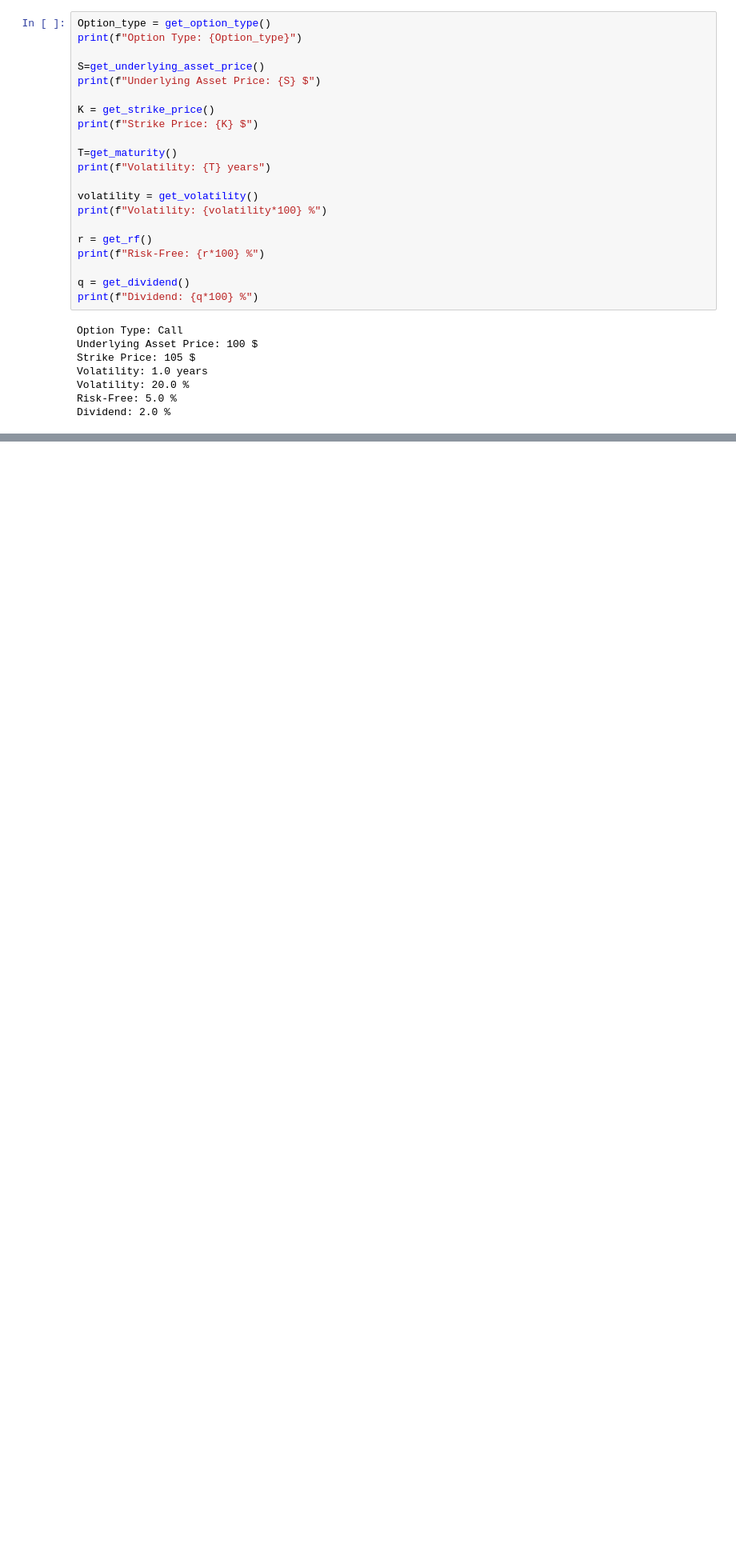
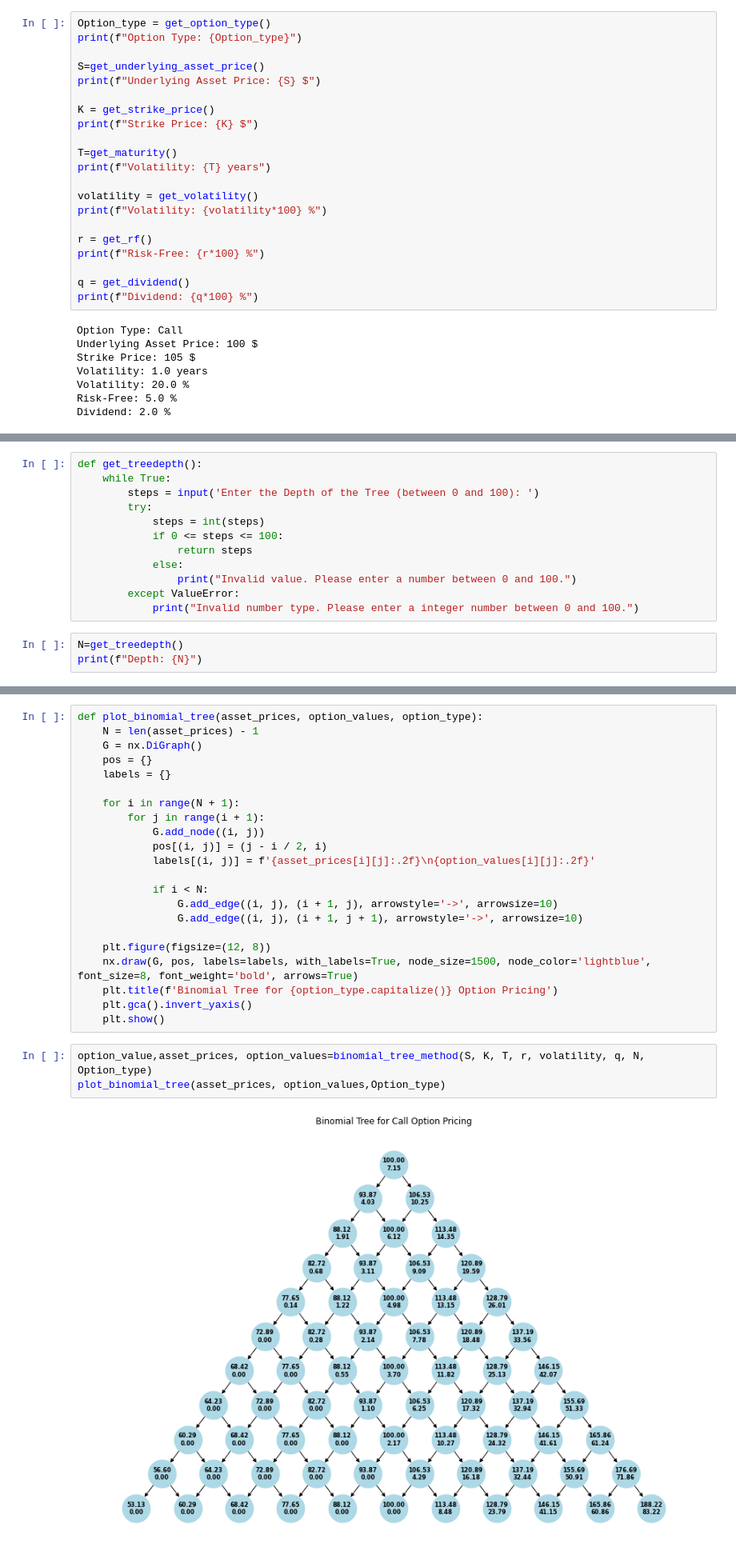
Before and after one commit to Quacox/American-Option-Pricing-and-Greek-Calculation, a Jupyter notebook: Code.ipynb, the cells around one changed output, grey strips where cells are left out. Shown at 80% size. Saved outputs shown, nothing was run; the diff lists cells and outputs as text; blank space fills up the shorter version.

Commit message:
Tree method pricing

```diff
--- a/Code.ipynb
+++ b/Code.ipynb
@@ -105,0 +115,15 @@ Dividend: 2.0 %
+# %%
+def get_treedepth():
+    while True:
+        steps = input('Enter the Depth of the Tree (between 0 and 100): ')
+        try:
+            steps = int(steps)
+            if 0 <= steps <= 100:
+                return steps
+            else:
+                print("Invalid value. Please enter a number between 0 and 100.")
+        except ValueError:
+            print("Invalid number type. Please enter a integer number between 0 and 100.")
+# %%
+N=get_treedepth()
+print(f"Depth: {N}")
@@ -105,0 +166,27 @@ Dividend: 2.0 %
+# %%
+def plot_binomial_tree(asset_prices, option_values, option_type):
+    N = len(asset_prices) - 1
+    G = nx.DiGraph()
+    pos = {}
+    labels = {}
+
+    for i in range(N + 1):
+        for j in range(i + 1):
+            G.add_node((i, j))
+            pos[(i, j)] = (j - i / 2, i)
+            labels[(i, j)] = f'{asset_prices[i][j]:.2f}\n{option_values[i][j]:.2f}'
+
+            if i < N:
+                G.add_edge((i, j), (i + 1, j), arrowstyle='->', arrowsize=10)
+                G.add_edge((i, j), (i + 1, j + 1), arrowstyle='->', arrowsize=10)
+
+    plt.figure(figsize=(12, 8))
+    nx.draw(G, pos, labels=labels, with_labels=True, node_size=1500, node_color='lightblue', font_size=8, font_weight='bold', arrows=True)
+    plt.title(f'Binomial Tree for {option_type.capitalize()} Option Pricing')
+    plt.gca().invert_yaxis()
+    plt.show()
+# %%
+option_value,asset_prices, option_values=binomial_tree_method(S, K, T, r, volatility, q, N, Option_type)
+plot_binomial_tree(asset_prices, option_values,Option_type)
+# %% [output]
+[figure, added]
```
Also changed, not shown: parts of 5 cells of this notebook.
